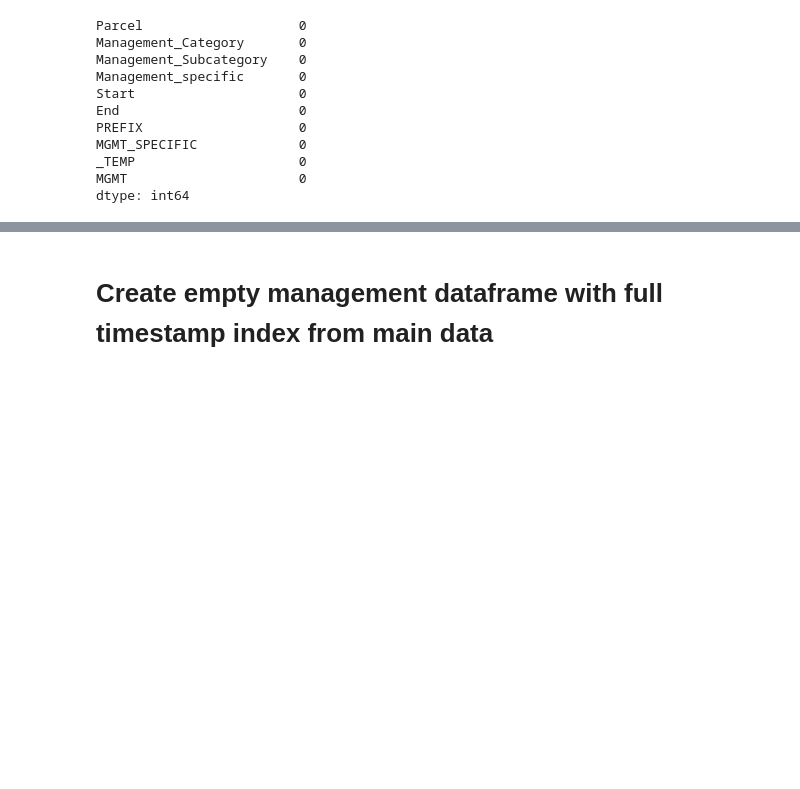
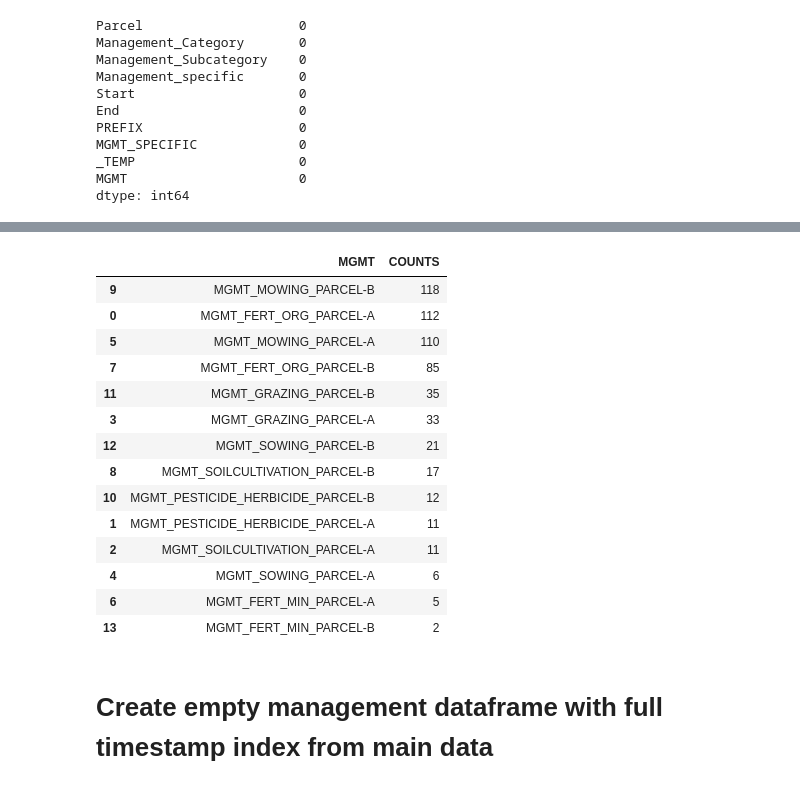
Before and after one commit to holukas/dataset_cha_fp2024_2005-2023, a Jupyter notebook: notebooks/15_MANAGEMENT/read.ipynb, the cells around one changed output, grey strips where cells are left out. Drawn from its saved outputs; the diff is of its cells as text; code cells hidden in the pictures; blank space fills up the shorter version.

```diff
--- a/notebooks/15_MANAGEMENT/read.ipynb
+++ b/notebooks/15_MANAGEMENT/read.ipynb
@@ -296,3 +307,31 @@ dtype: int64
+# %%
+counts = Counter(df['MGMT'])
+# [print(f"{ix}: {c}") for ix, c in enumerate(counts)]
+# list(counts.values())
+# for e, c in counts.items():
+    # print(f"{e}: {c}")
+counts_df = pd.DataFrame.from_dict(counts, orient='index').reset_index()
+rename_dict = {'index': 'MGMT', 0: 'COUNTS'}
+counts_df = counts_df.rename(columns=rename_dict, inplace=False)
+counts_df = counts_df.sort_values(by='COUNTS', ascending=False)
+counts_df.to_csv("management_simplified_counts.csv", index=False)
+counts_df
+# %% [output]
+|  | MGMT | COUNTS |
+| 9 | MGMT_MOWING_PARCEL-B | 118 |
+| 0 | MGMT_FERT_ORG_PARCEL-A | 112 |
+| 5 | MGMT_MOWING_PARCEL-A | 110 |
+| 7 | MGMT_FERT_ORG_PARCEL-B | 85 |
+| 11 | MGMT_GRAZING_PARCEL-B | 35 |
+| 3 | MGMT_GRAZING_PARCEL-A | 33 |
+| 12 | MGMT_SOWING_PARCEL-B | 21 |
+| 8 | MGMT_SOILCULTIVATION_PARCEL-B | 17 |
+| 10 | MGMT_PESTICIDE_HERBICIDE_PARCEL-B | 12 |
+| 1 | MGMT_PESTICIDE_HERBICIDE_PARCEL-A | 11 |
+| 2 | MGMT_SOILCULTIVATION_PARCEL-A | 11 |
+| 4 | MGMT_SOWING_PARCEL-A | 6 |
+| 6 | MGMT_FERT_MIN_PARCEL-A | 5 |
+| 13 | MGMT_FERT_MIN_PARCEL-B | 2 |
 # %% [markdown]
 # Create empty management dataframe with full timestamp index from main data
 # %%
```
Also changed, not shown: parts of 9 cells of this notebook.
